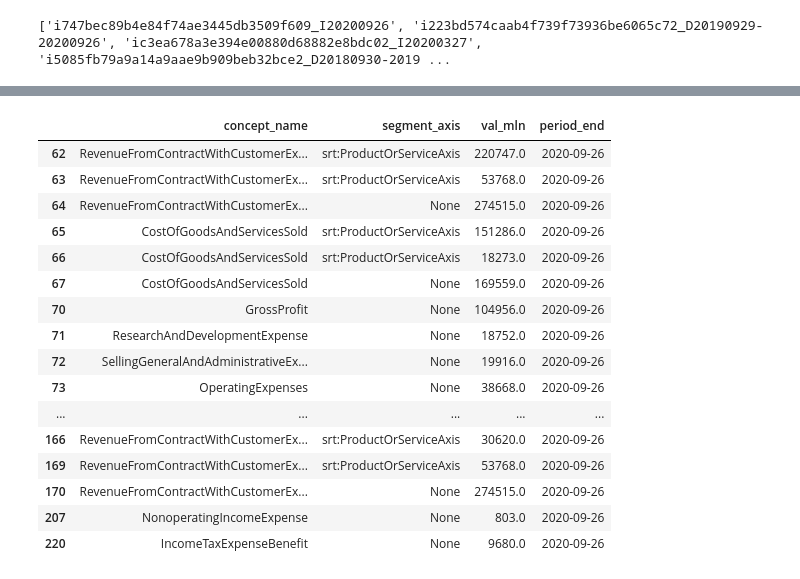
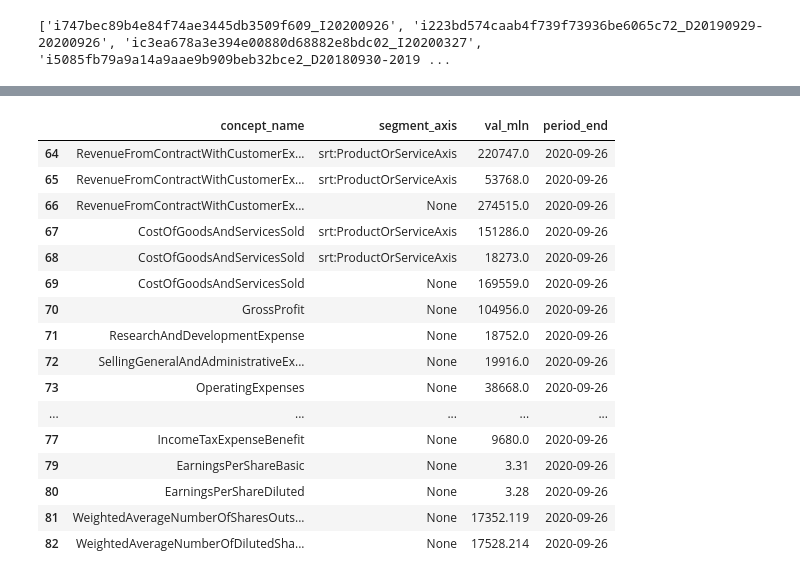
Before and after one commit to reeyarn/openesef, a Jupyter notebook: examples/apple_2020.ipynb, the cells around one changed output, grey strips where cells are left out. Saved outputs shown, nothing was run; the diff lists cells and outputs as text; code cells hidden in the pictures.

Commit message:
fact_id_num -> fact_index
fact_id may not be numeric, but some hash strings; so we need our own fact counter. fact.fact_index, for sorting facts.

```diff
--- a/examples/apple_2020.ipynb
+++ b/examples/apple_2020.ipynb
@@ -157,39 +157,39 @@ us-gaap:RevenueFromContractWithCustomerExcludingAssessedTax
 # %%
 from openesef.engines.tax_pres import ins_facts
 
 def is_numeric(x):
     try:
         float(x)
         return True
     except (ValueError, TypeError):
         return False
 
 fact_df = ins_facts(xid, tax)
 fact_df["val_mln"] = fact_df["value"].apply(lambda x: float(x)/1000000 if is_numeric(x) and float(x) > 1000000 else x)
-fact_df.sort_values(by='fact_id_num', inplace=True)
+fact_df.sort_values(by='fact_index', inplace=True)
 fact_df = fact_df.loc[fact_df.fact_included ]
 current_period_string = fact_df.period_string.value_counts().index[0]
 current_facts = fact_df[fact_df.period_string == current_period_string].reset_index(drop=True)
 
 current_facts.loc[(current_facts['statement_name'] == 'CONSOLIDATEDSTATEMENTSOFOPERATIONS')  , ['concept_name', "segment_axis", 'val_mln', 'period_end']].head(30)
 # %% [output]
 |  | concept_name | segment_axis | val_mln | period_end |
-| 62 | RevenueFromContractWithCustomerEx... | srt:ProductOrServiceAxis | 220747.0 | 2020-09-26 |
-| 63 | RevenueFromContractWithCustomerEx... | srt:ProductOrServiceAxis | 53768.0 | 2020-09-26 |
-| 64 | RevenueFromContractWithCustomerEx... | None | 274515.0 | 2020-09-26 |
-| 65 | CostOfGoodsAndServicesSold | srt:ProductOrServiceAxis | 151286.0 | 2020-09-26 |
-| 66 | CostOfGoodsAndServicesSold | srt:ProductOrServiceAxis | 18273.0 | 2020-09-26 |
-| 67 | CostOfGoodsAndServicesSold | None | 169559.0 | 2020-09-26 |
+| 64 | RevenueFromContractWithCustomerEx... | srt:ProductOrServiceAxis | 220747.0 | 2020-09-26 |
+| 65 | RevenueFromContractWithCustomerEx... | srt:ProductOrServiceAxis | 53768.0 | 2020-09-26 |
+| 66 | RevenueFromContractWithCustomerEx... | None | 274515.0 | 2020-09-26 |
+| 67 | CostOfGoodsAndServicesSold | srt:ProductOrServiceAxis | 151286.0 | 2020-09-26 |
+| 68 | CostOfGoodsAndServicesSold | srt:ProductOrServiceAxis | 18273.0 | 2020-09-26 |
+| 69 | CostOfGoodsAndServicesSold | None | 169559.0 | 2020-09-26 |
 | 70 | GrossProfit | None | 104956.0 | 2020-09-26 |
 | 71 | ResearchAndDevelopmentExpense | None | 18752.0 | 2020-09-26 |
 | 72 | SellingGeneralAndAdministrativeEx... | None | 19916.0 | 2020-09-26 |
 | 73 | OperatingExpenses | None | 38668.0 | 2020-09-26 |
 | ... | ... | ... | ... | ... |
-| 166 | RevenueFromContractWithCustomerEx... | srt:ProductOrServiceAxis | 30620.0 | 2020-09-26 |
-| 169 | RevenueFromContractWithCustomerEx... | srt:ProductOrServiceAxis | 53768.0 | 2020-09-26 |
-| 170 | RevenueFromContractWithCustomerEx... | None | 274515.0 | 2020-09-26 |
-| 207 | NonoperatingIncomeExpense | None | 803.0 | 2020-09-26 |
-| 220 | IncomeTaxExpenseBenefit | None | 9680.0 | 2020-09-26 |
+| 77 | IncomeTaxExpenseBenefit | None | 9680.0 | 2020-09-26 |
+| 79 | EarningsPerShareBasic | None | 3.31 | 2020-09-26 |
+| 80 | EarningsPerShareDiluted | None | 3.28 | 2020-09-26 |
+| 81 | WeightedAverageNumberOfSharesOuts... | None | 17352.119 | 2020-09-26 |
+| 82 | WeightedAverageNumberOfDilutedSha... | None | 17528.214 | 2020-09-26 |
 # %% [markdown]
 <img src="https://raw.githubusercontent.com/reeyarn/openesef/refs/heads/master/examples/apple20200926.png" width="100%">
 # %%
```
Also changed, not shown: 6 other files.
